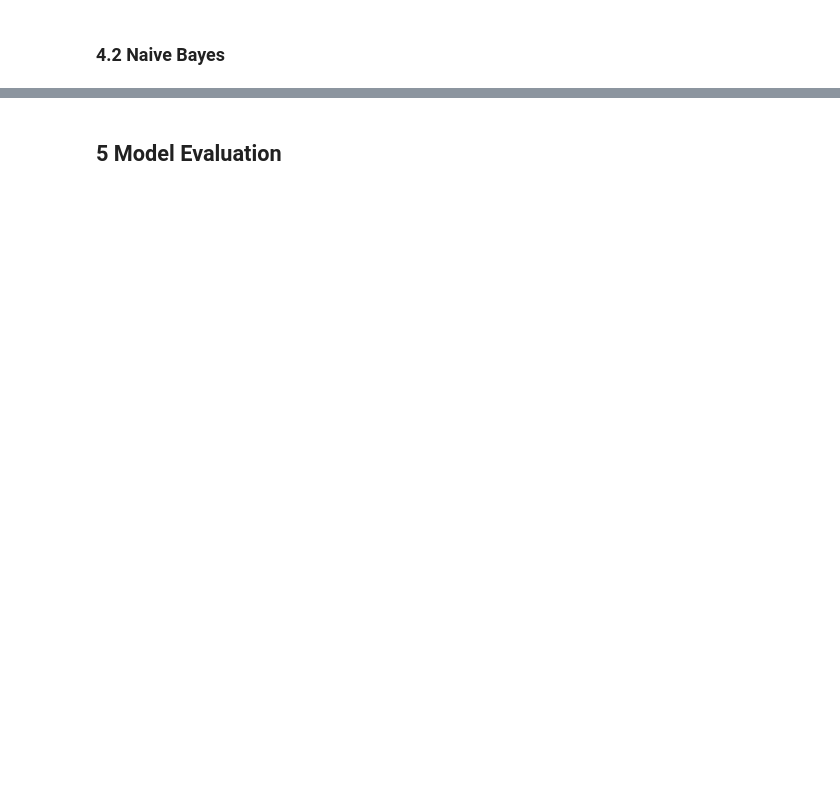
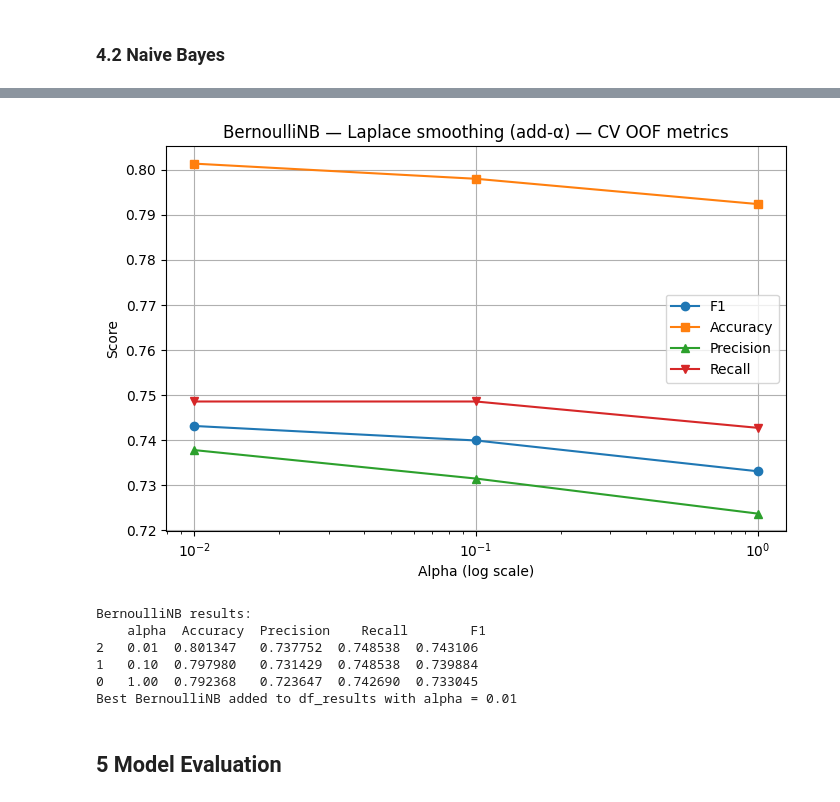
Before and after one commit to fede-giorgi/Transformer_is_All_You_Need, a Jupyter notebook: project.ipynb, the cells around one changed output, grey strips where cells are left out. Saved outputs shown, nothing was run; the diff lists cells and outputs as text; code cells hidden in the pictures; blank space fills up the shorter version.

```diff
--- a/project.ipynb
+++ b/project.ipynb
@@ -1306,3 +1087,80 @@ NameError: name 'ColumnTransformer' is not defined
+# %%
+from sklearn.naive_bayes import BernoulliNB
+from sklearn.compose import ColumnTransformer
+from sklearn.preprocessing import KBinsDiscretizer
+from sklearn.pipeline import Pipeline
+from sklearn.model_selection import cross_val_predict
+import matplotlib.pyplot as plt
+
+# 1) Detect binary vs non-binary columns (robusto)
+binary_cols = [c for c in X.columns if pd.Series(X[c]).dropna().isin([0,1]).all()]
+nonbinary_cols = [c for c in X.columns if c not in binary_cols]
+
+# 2) Trasformatore: binarizza le non-binary in 2 quantili (0/1), passa il resto così com'è
+ct = ColumnTransformer(
+    transformers=[
+        ("to_bin", KBinsDiscretizer(n_bins=2, encode="ordinal", strategy="quantile"), nonbinary_cols)
+    ],
+    remainder="passthrough"
+)
+
+# 3) Grid di alpha da testare (inclusi 1.0 e 0.01)
+alphas_nb = [1.0, 0.1, 0.01]
+
+results_nb = []
+for a in alphas_nb:
+    nb_pipe = Pipeline([
+        ("prep", ct),
+        ("nb", BernoulliNB(alpha=a))  # Laplace smoothing (add-α)
+    ])
+
+    # OOF predictions con CV
+    y_pred_oof = cross_val_predict(nb_pipe, X, y, cv=cv, method="predict", n_jobs=-1)
+
+    acc  = accuracy_score(y, y_pred_oof)
+    prec = precision_score(y, y_pred_oof, zero_division=0)
+    rec  = recall_score(y, y_pred_oof, zero_division=0)
+    f1   = f1_score(y, y_pred_oof, zero_division=0)
+
+    results_nb.append({"alpha": a, "Accuracy": acc, "Precision": prec, "Recall": rec, "F1": f1})
+
+df_nb = pd.DataFrame(results_nb).sort_values("alpha")
+
+# 4) Grafico confronto metriche vs alpha
+plt.figure(figsize=(8,5))
+plt.semilogx(df_nb["alpha"], df_nb["F1"], marker="o", label="F1")
+plt.semilogx(df_nb["alpha"], df_nb["Accuracy"], marker="s", label="Accuracy")
+plt.semilogx(df_nb["alpha"], df_nb["Precision"], marker="^", label="Precision")
+plt.semilogx(df_nb["alpha"], df_nb["Recall"], marker="v", label="Recall")
+plt.xlabel("Alpha (log scale)")
+plt.ylabel("Score")
+plt.title("BernoulliNB — Laplace smoothing (add-α) — CV OOF metrics")
+plt.legend()
+plt.grid(True)
+plt.show()
+
+# 5) Scegliamo il best per F1 e aggiungiamo a df_results
+best_row_nb = df_nb.loc[df_nb["F1"].idxmax()]
+row_best_nb = pd.DataFrame([{
+    "Model": f"BernoulliNB (best alpha={best_row_nb['alpha']:.3g}) | CV=5 OOF",
+    "Accuracy": best_row_nb["Accuracy"],
+    "Precision": best_row_nb["Precision"],
+    "Recall": best_row_nb["Recall"],
+    "F1": best_row_nb["F1"]
+}])
+
+df_results = pd.concat([df_results, row_best_nb], ignore_index=True)
+
+print("BernoulliNB results:\n", df_nb)
+print("Best BernoulliNB added to df_results with alpha =", best_row_nb["alpha"])
+# %% [output]
+[figure, added]
+BernoulliNB results:
+    alpha  Accuracy  Precision    Recall        F1
+2   0.01  0.801347   0.737752  0.748538  0.743106
+1   0.10  0.797980   0.731429  0.748538  0.739884
+0   1.00  0.792368   0.723647  0.742690  0.733045
+Best BernoulliNB added to df_results with alpha = 0.01
 # %% [markdown]
 ## 5 Model Evaluation
 # %%
```
Also changed, not shown: parts of 19 cells of this notebook.
